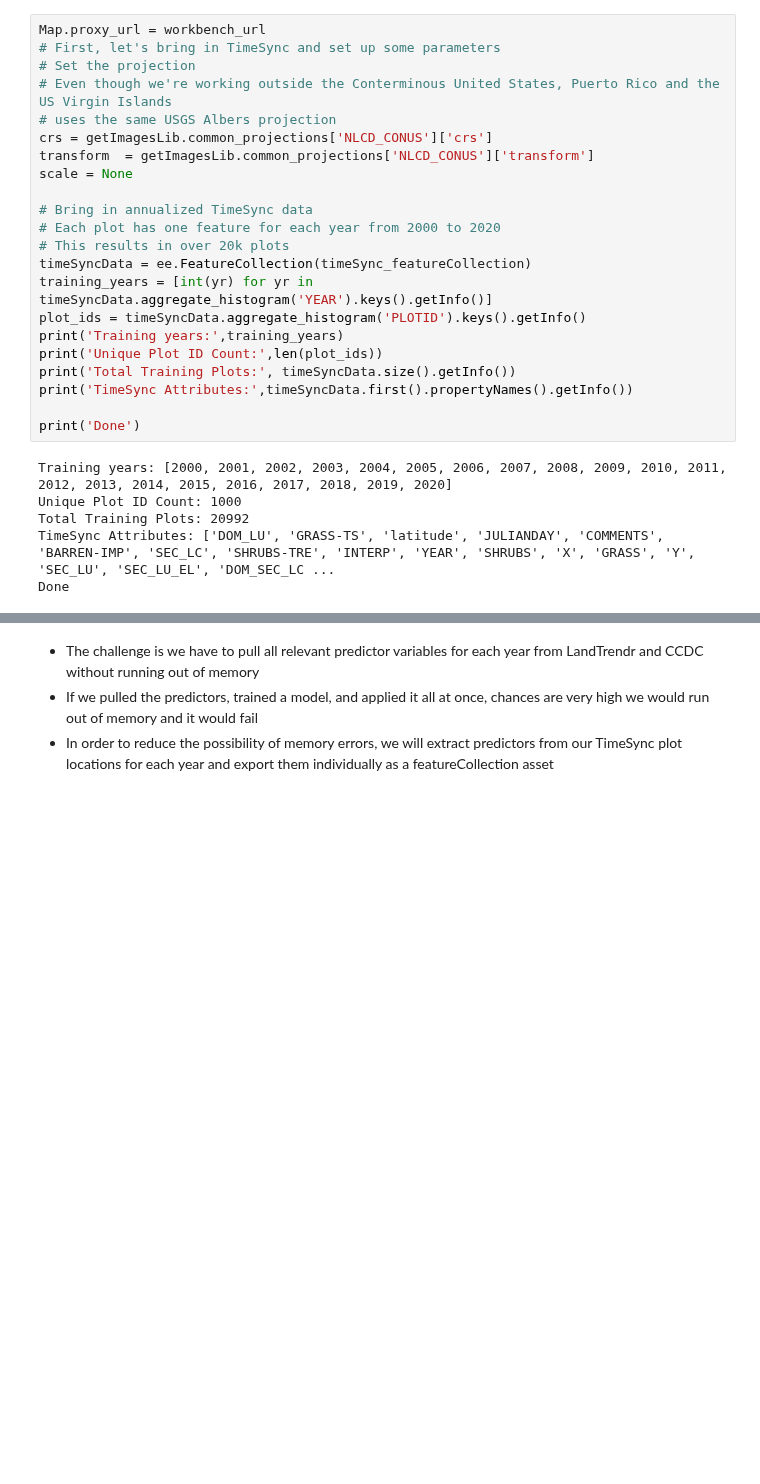
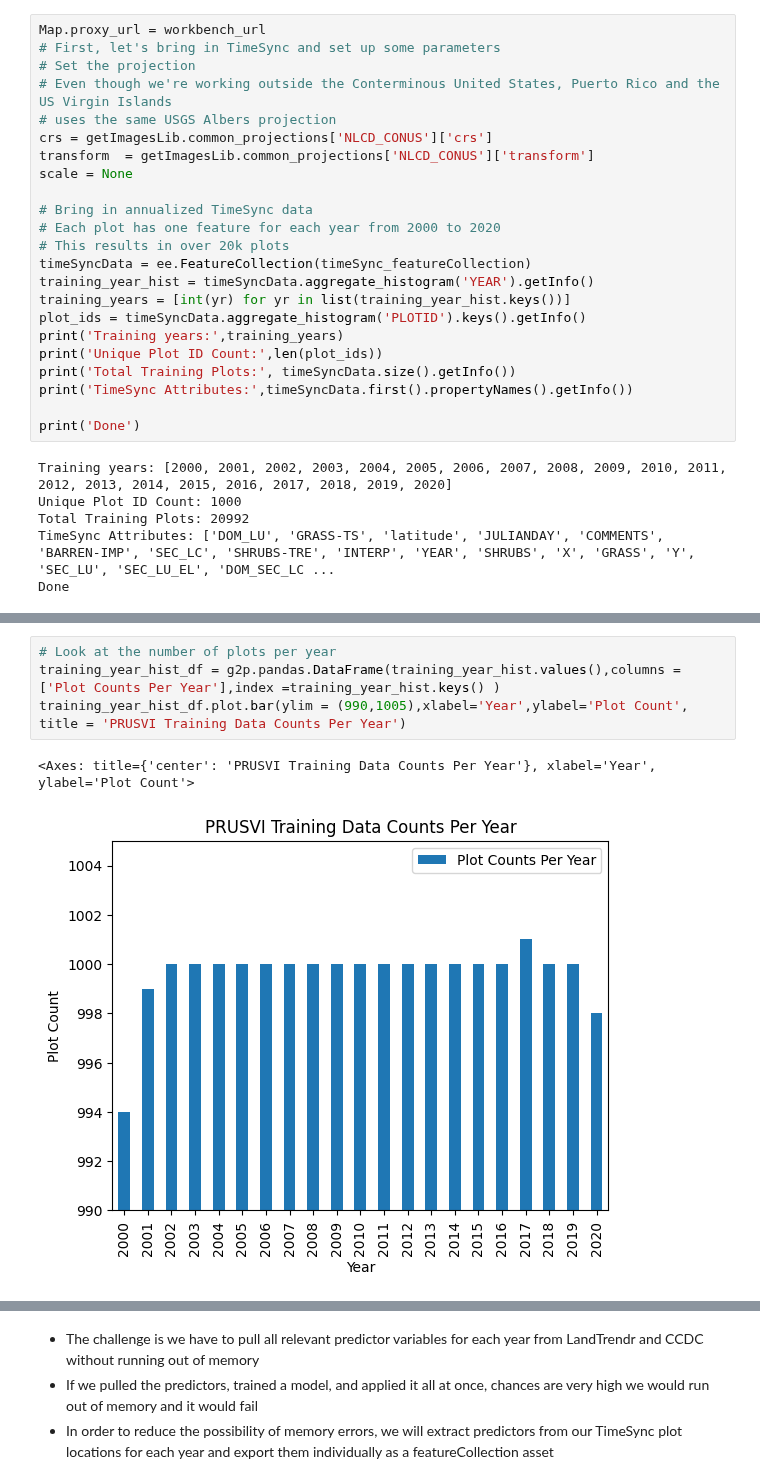
Before and after one commit to redcastle-resources/lcms-training, a Jupyter notebook: 4-Training_Data_Setup.ipynb, the cells around one changed output, grey strips where cells are left out. Drawn from its saved outputs; the diff is of its cells as text; blank space fills up the shorter version.

```diff
--- a/4-Training_Data_Setup.ipynb
+++ b/4-Training_Data_Setup.ipynb
@@ -148,7 +173,8 @@ scale = None
 # Each plot has one feature for each year from 2000 to 2020
 # This results in over 20k plots
 timeSyncData = ee.FeatureCollection(timeSync_featureCollection)
-training_years = [int(yr) for yr in timeSyncData.aggregate_histogram('YEAR').keys().getInfo()]
+training_year_hist = timeSyncData.aggregate_histogram('YEAR').getInfo()
+training_years = [int(yr) for yr in list(training_year_hist.keys())]
 plot_ids = timeSyncData.aggregate_histogram('PLOTID').keys().getInfo()
 print('Training years:',training_years)
 print('Unique Plot ID Count:',len(plot_ids))
@@ -164,0 +196,7 @@ Done
+# %%
+# Look at the number of plots per year
+training_year_hist_df = g2p.pandas.DataFrame(training_year_hist.values(),columns = ['Plot Counts Per Year'],index =training_year_hist.keys() )
+training_year_hist_df.plot.bar(ylim = (990,1005),xlabel='Year',ylabel='Plot Count', title = 'PRUSVI Training Data Counts Per Year')
+# %% [output]
+<Axes: title={'center': 'PRUSVI Training Data Counts Per Year'}, xlabel='Year', ylabel='Plot Count'>
+[figure, added]
```
Also changed, not shown: parts of 18 cells of this notebook.
